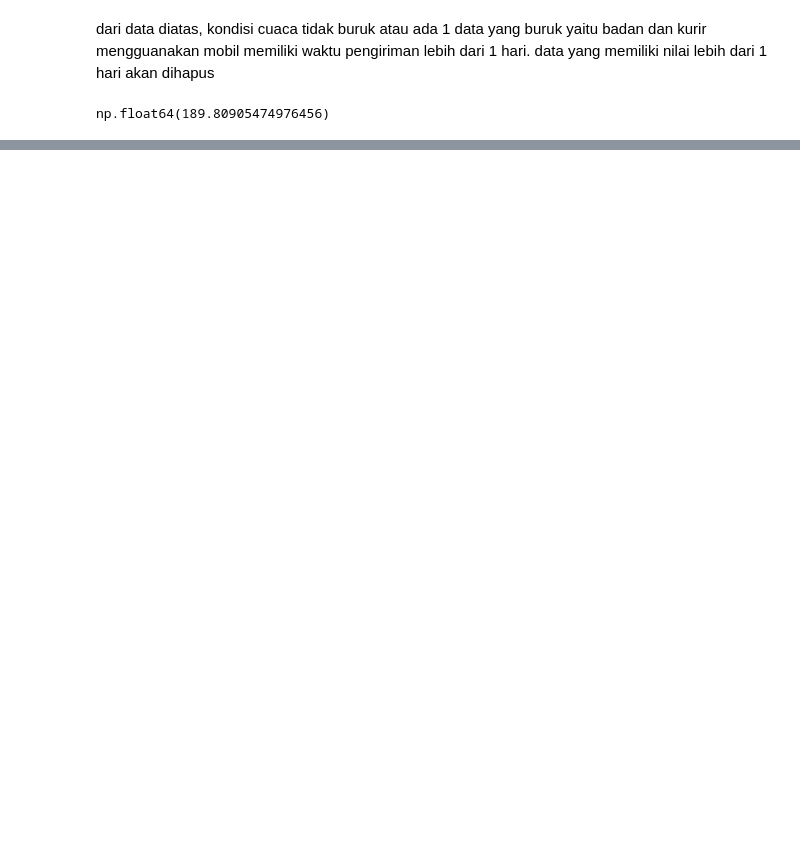
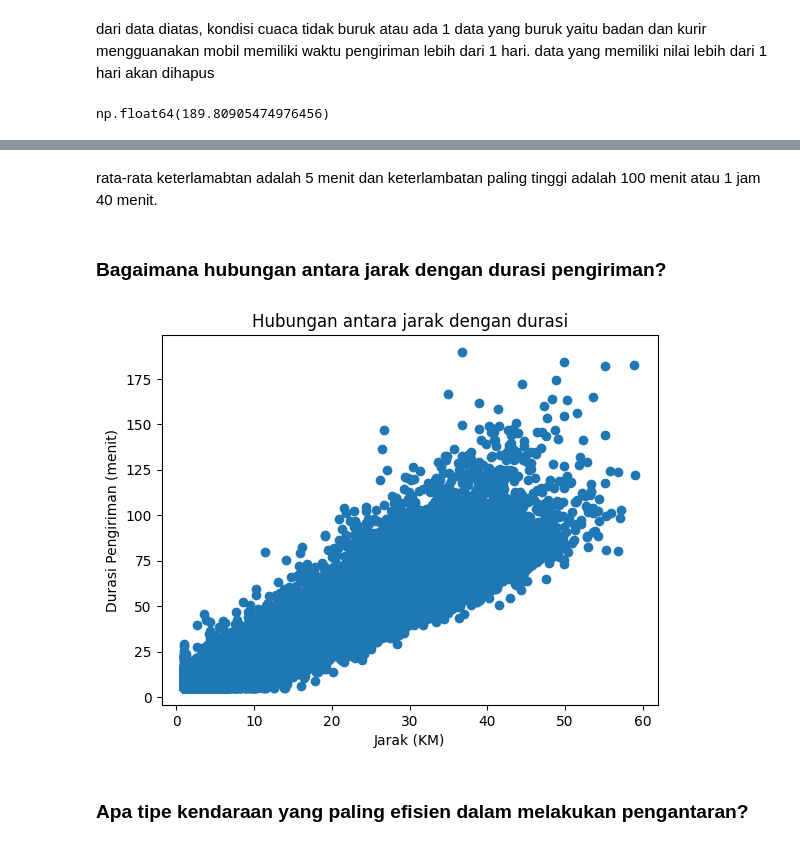
Before and after one commit to NurulAis/last-mile-delivery-optimizer, a Jupyter notebook: notebooks/EDA.ipynb, the cells around one changed output, grey strips where cells are left out. Saved outputs shown, nothing was run; the diff lists cells and outputs as text; code cells hidden in the pictures; blank space fills up the shorter version.

```diff
--- a/notebooks/EDA.ipynb
+++ b/notebooks/EDA.ipynb
@@ -266,0 +306,3 @@ df.select_dtypes(include='number').describe()
+# %%
+df['selisih'] = df['Durasi_Pengiriman_Menit'] - df['ETA_Awal_Menit']
+df['selisih'].describe()
@@ -266,0 +319,14 @@ df.select_dtypes(include='number').describe()
+# %% [markdown]
+rata-rata keterlamabtan adalah 5 menit dan keterlambatan paling tinggi adalah 100 menit atau 1 jam 40 menit.
+# %% [markdown]
+### Bagaimana hubungan antara jarak dengan durasi pengiriman?
+# %%
+plt.scatter(df['Jarak_KM_Terukur'], df['Durasi_Pengiriman_Menit'])
+plt.title('Hubungan antara jarak dengan durasi')
+plt.xlabel('Jarak (KM)')
+plt.ylabel('Durasi Pengiriman (menit)')
+plt.show()
+# %% [output]
+[figure, added]
+# %% [markdown]
+### Apa tipe kendaraan yang paling efisien dalam melakukan pengantaran?
```
Also changed, not shown: parts of 37 cells of this notebook.
